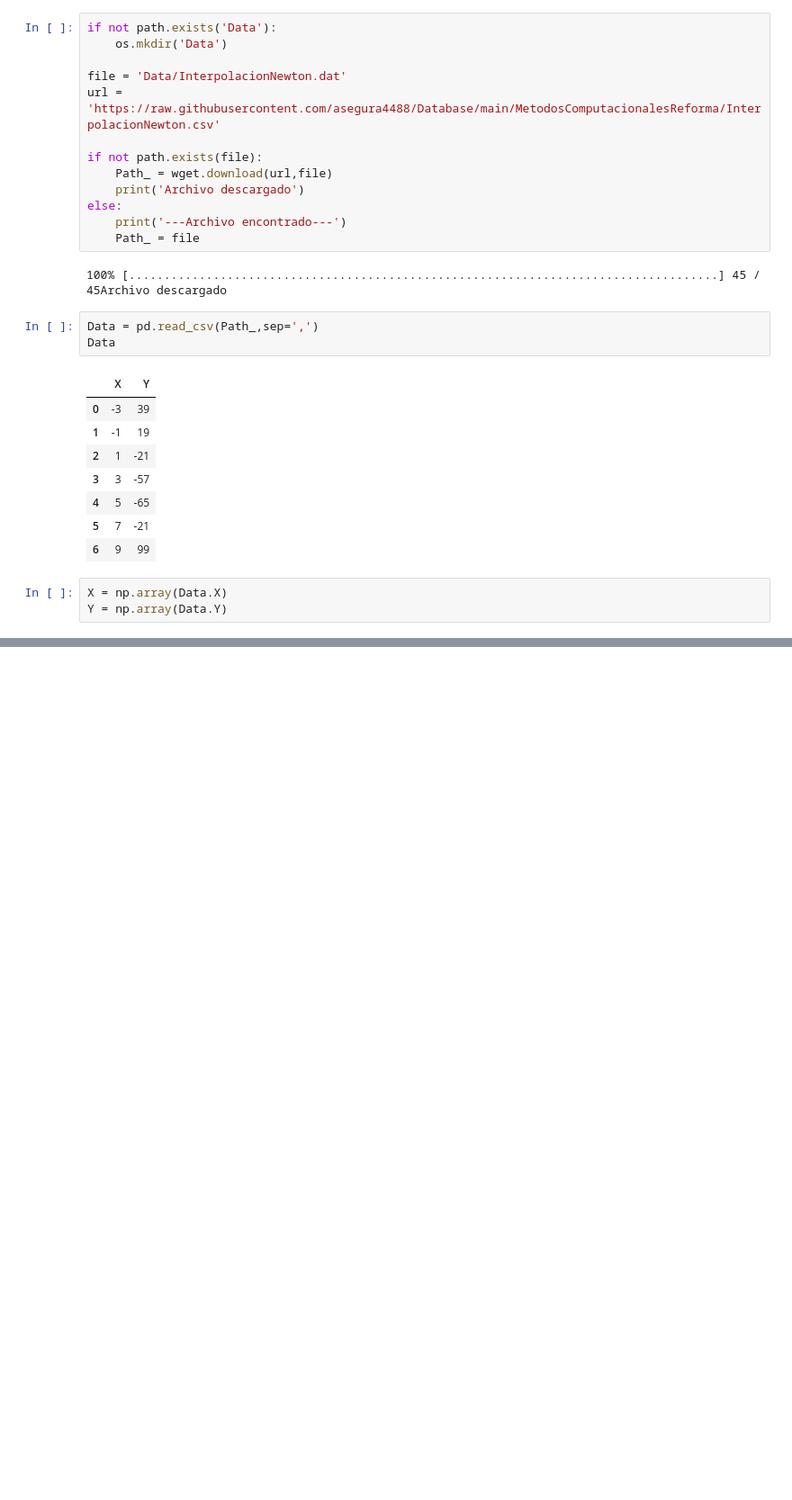
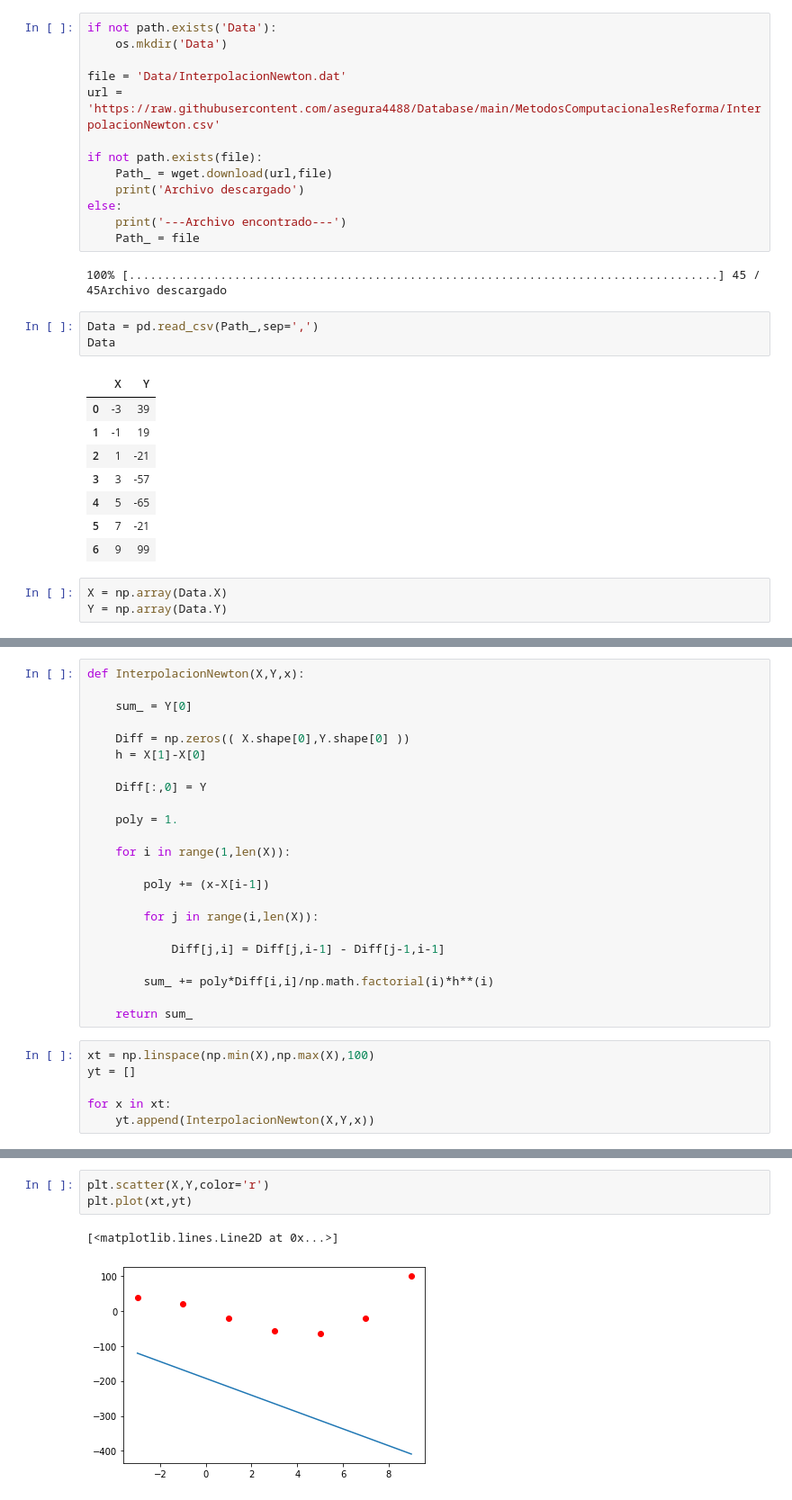
Before and after one commit to edwardman77/MetodosComputacionales202320, a Jupyter notebook: Week4/InterpolacionNewton.ipynb, the cells around one changed output, grey strips where cells are left out. Shown: that part at 90% size. Cells and saved outputs as stored; diff of their text form; blank space fills up the shorter version.

```diff
--- a/Week4/InterpolacionNewton.ipynb
+++ b/Week4/InterpolacionNewton.ipynb
@@ -85,0 +86,29 @@ array([[ 39.,   0.,   0.,   0.,   0.,   0.,   0.],
+# %%
+def InterpolacionNewton(X,Y,x):
+
+    sum_ = Y[0]
+
+    Diff = np.zeros(( X.shape[0],Y.shape[0] ))
+    h = X[1]-X[0]
+
+    Diff[:,0] = Y
+
+    poly = 1.
+
+    for i in range(1,len(X)):
+
+        poly += (x-X[i-1])
+
+        for j in range(i,len(X)):
+
+            Diff[j,i] = Diff[j,i-1] - Diff[j-1,i-1]
+
+        sum_ += poly*Diff[i,i]/np.math.factorial(i)*h**(i)
+
+    return sum_
+# %%
+xt = np.linspace(np.min(X),np.max(X),100)
+yt = []
+
+for x in xt:
+    yt.append(InterpolacionNewton(X,Y,x))
@@ -85,0 +131,6 @@ array([[ 39.,   0.,   0.,   0.,   0.,   0.,   0.],
+# %%
+plt.scatter(X,Y,color='r')
+plt.plot(xt,yt)
+# %% [output]
+[<matplotlib.lines.Line2D at 0x...>]
+[figure, added]
```
Also changed, not shown: parts of 11 cells of this notebook.
